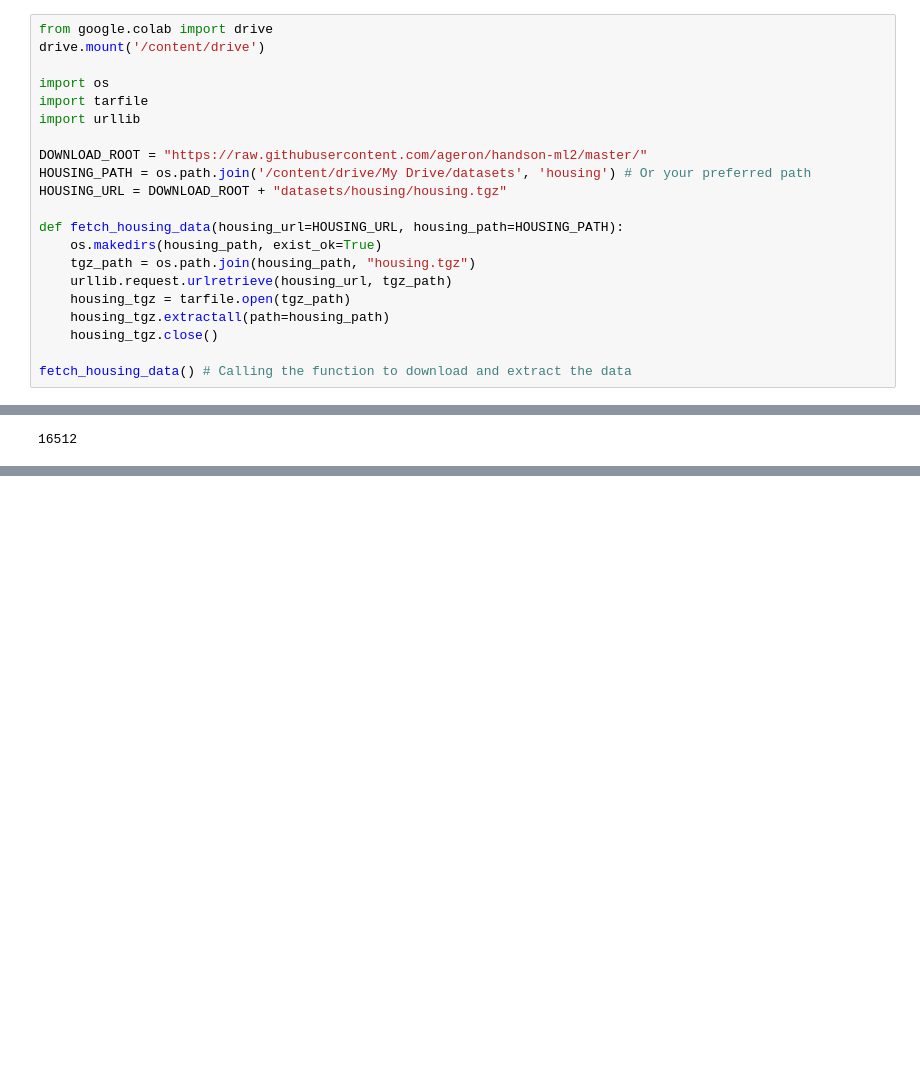
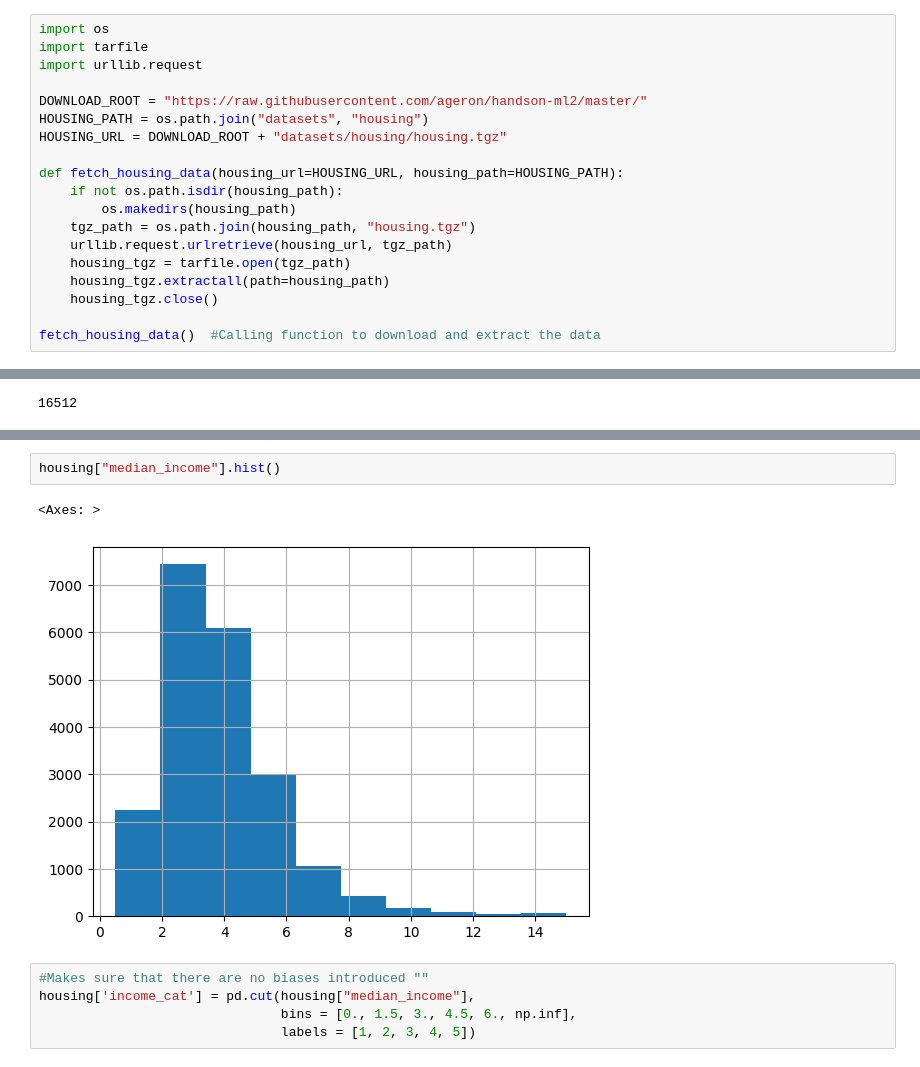
Before and after one commit to ShashankMk031/Housing_linear-regression_model, a Jupyter notebook: Housing_Linear_regression_model.ipynb, the cells around one changed output, grey strips where cells are left out. Drawn from its saved outputs; the diff is of its cells as text; blank space fills up the shorter version.

Commit message:
Introduced stratifying sample based on income category

```diff
--- a/Housing_Linear_regression_model.ipynb
+++ b/Housing_Linear_regression_model.ipynb
@@ -1,21 +1,19 @@
 # %%
-from google.colab import drive
-drive.mount('/content/drive')
-
 import os
 import tarfile
-import urllib
+import urllib.request
 
 DOWNLOAD_ROOT = "https://raw.githubusercontent.com/ageron/handson-ml2/master/"
-HOUSING_PATH = os.path.join('/content/drive/My Drive/datasets', 'housing') # Or your preferred path
+HOUSING_PATH = os.path.join("datasets", "housing")
 HOUSING_URL = DOWNLOAD_ROOT + "datasets/housing/housing.tgz"
 
 def fetch_housing_data(housing_url=HOUSING_URL, housing_path=HOUSING_PATH):
-    os.makedirs(housing_path, exist_ok=True)
+    if not os.path.isdir(housing_path):
+        os.makedirs(housing_path)
     tgz_path = os.path.join(housing_path, "housing.tgz")
     urllib.request.urlretrieve(housing_url, tgz_path)
     housing_tgz = tarfile.open(tgz_path)
     housing_tgz.extractall(path=housing_path)
     housing_tgz.close()
 
-fetch_housing_data() # Calling the function to download and extract the data
+fetch_housing_data()  #Calling function to download and extract the data
@@ -120,0 +128,10 @@ len(train_set)
+# %%
+housing["median_income"].hist()
+# %% [output]
+<Axes: >
+[figure, added]
+# %%
+#Makes sure that there are no biases introduced ""
+housing['income_cat'] = pd.cut(housing["median_income"],
+                               bins = [0., 1.5, 3., 4.5, 6., np.inf],
+                               labels = [1, 2, 3, 4, 5])
```
Also changed, not shown: parts of 7 cells of this notebook.
